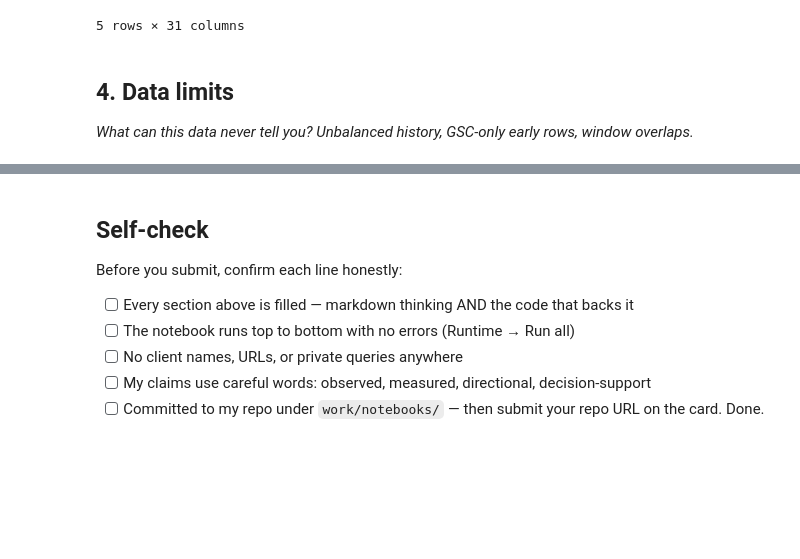
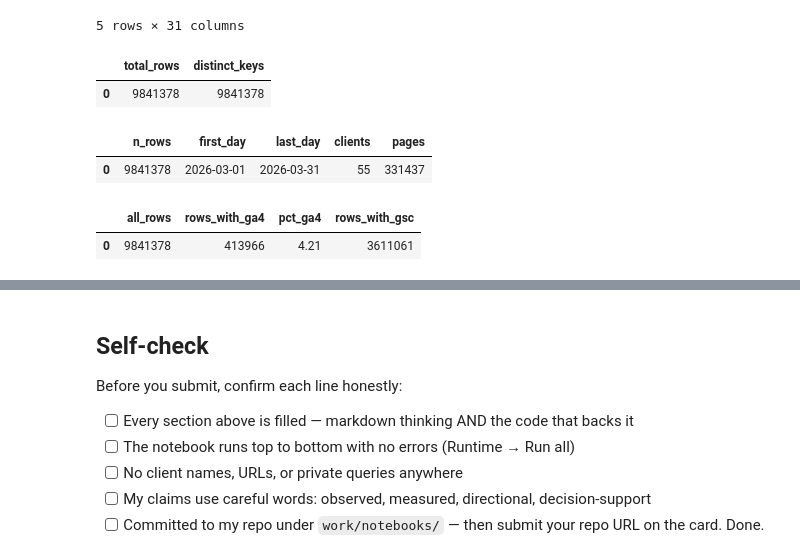
Before and after one commit to zahid1704/ML_Internship_Project, a Jupyter notebook: work/notebooks/w03_data_contract.ipynb, the cells around one changed output, grey strips where cells are left out. Saved outputs shown, nothing was run; the diff lists cells and outputs as text; code cells hidden in the pictures; blank space fills up the shorter version.

```diff
--- a/work/notebooks/w03_data_contract.ipynb
+++ b/work/notebooks/w03_data_contract.ipynb
@@ -124,7 +146,32 @@ con.sql("SELECT * FROM march LIMIT 5").df()
 | 3 | 2026-03-01 | client_73cda7b4e4f265ea | content_905aa32a0230694e | True | False | True | ... |
 | 4 | 2026-03-01 | client_73cda7b4e4f265ea | content_a3ea9792f793ec72 | True | False | True | ... |
 5 rows × 31 columns
-# %% [markdown]
-## 4. Data limits
-
-*What can this data never tell you? Unbalanced history, GSC-only early rows, window overlaps.*
+# %%
+con.sql("""
+SELECT COUNT(*) AS total_rows,
+       COUNT(DISTINCT (report_date, client_hash_id, content_hash_id)) AS distinct_keys
+FROM march
+""").df()
+# %% [output]
+|  | total_rows | distinct_keys |
+| 0 | 9841378 | 9841378 |
+# %%
+con.sql("""
+SELECT COUNT(*) AS n_rows, MIN(report_date) AS first_day, MAX(report_date) AS last_day,
+       COUNT(DISTINCT client_hash_id) AS clients, COUNT(DISTINCT content_hash_id) AS pages
+FROM march
+""").df()
+# %% [output]
+|  | n_rows | first_day | last_day | clients | pages |
+| 0 | 9841378 | 2026-03-01 | 2026-03-31 | 55 | 331437 |
+# %%
+con.sql("""
+SELECT COUNT(*) AS all_rows,
+       COUNT(*) FILTER (WHERE ga4_data_available IS TRUE) AS rows_with_ga4,
+       ROUND(100.0 * COUNT(*) FILTER (WHERE ga4_data_available IS TRUE) / COUNT(*), 2) AS pct_ga4,
+       COUNT(*) FILTER (WHERE gsc_data_available IS TRUE) AS rows_with_gsc
+FROM march
+""").df()
+# %% [output]
+|  | all_rows | rows_with_ga4 | pct_ga4 | rows_with_gsc |
+| 0 | 9841378 | 413966 | 4.21 | 3611061 |
```
Also changed, not shown: parts of 4 cells of this notebook.
